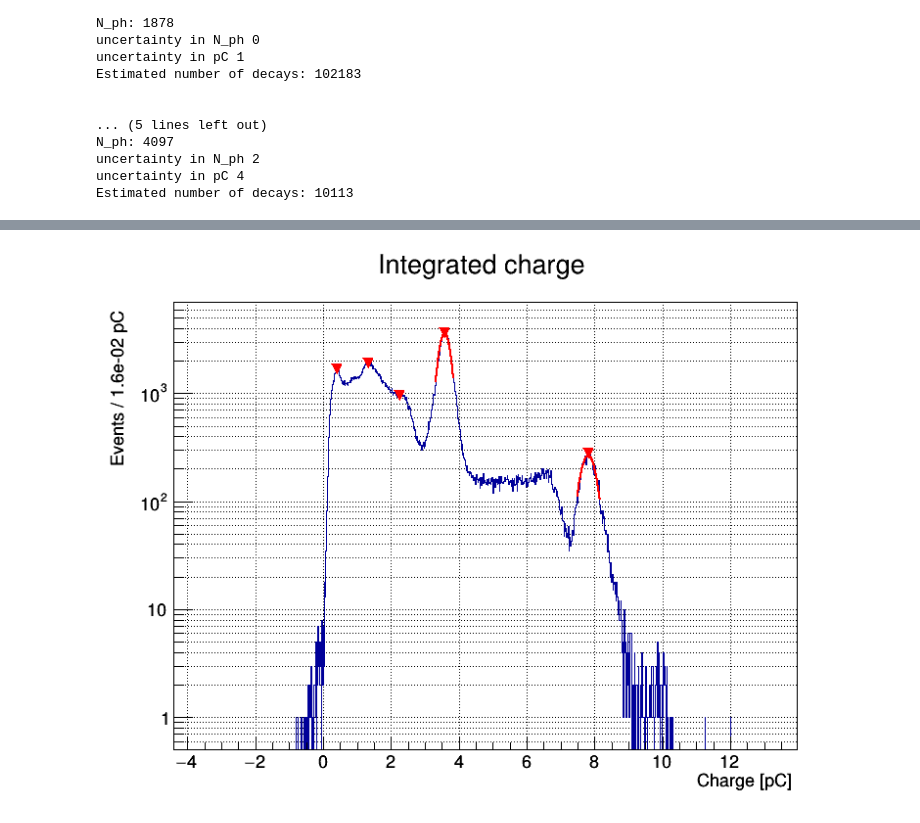
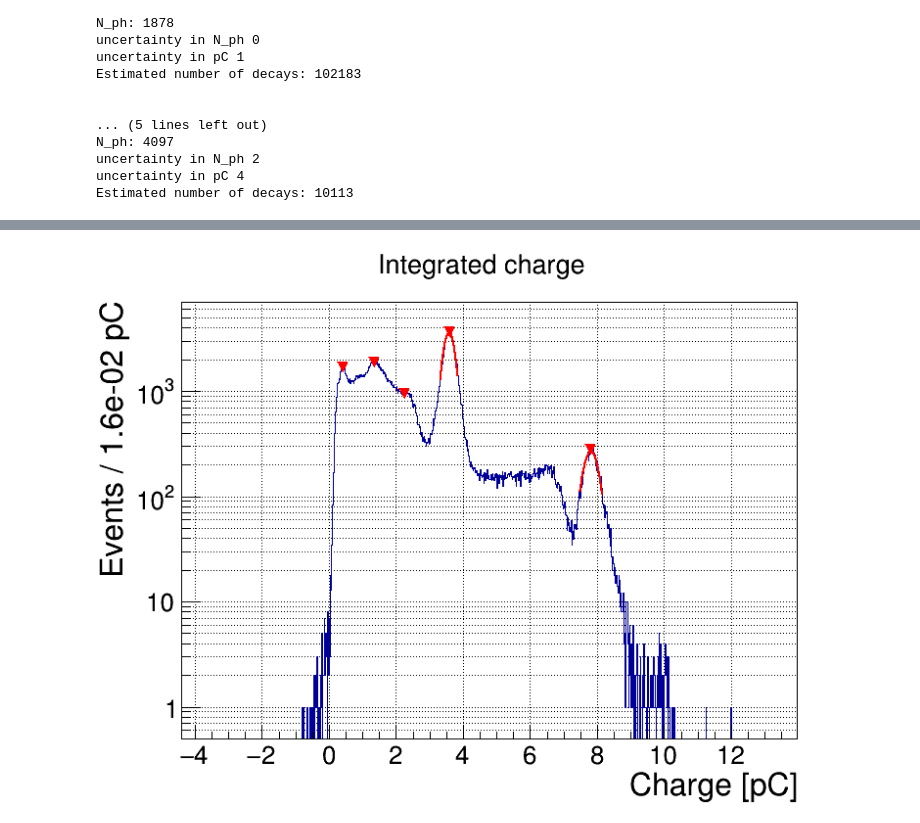
Before and after one commit to CMS-MTD/CPTLabMeasurement, a Jupyter notebook: ScopeHistoReader_NPE_Na22_Meas.ipynb, the cells around one changed output, grey strips where cells are left out. Drawn from its saved outputs; the diff is of its cells as text; code cells hidden in the pictures.

```diff
--- a/ScopeHistoReader_NPE_Na22_Meas.ipynb
+++ b/ScopeHistoReader_NPE_Na22_Meas.ipynb
@@ -148,9 +148,25 @@ Estimated number of decays: 10113
 c = rt.TCanvas('c_spectrum', 'c_spectrum', 800, 600)
 #rt.gStyle.SetOptFit(000002200)
 rt.gStyle.SetOptFit(000002200)
+# rt.gStyle.SetTitleSize(0.8)
+
+
+
 h.SetStats(0)
 h.SetTitle('Integrated charge')
 h.GetXaxis().SetRangeUser(-20,60)
+h.GetXaxis().SetTitleSize(0.06)
+h.GetXaxis().SetTitleOffset(0.9)
+h.GetXaxis().SetLabelSize(0.05)
+
+h.GetYaxis().SetTitleSize(0.06)
+h.GetYaxis().SetTitleOffset(0.9)
+h.GetYaxis().SetLabelSize(0.05)
+
+c.SetLeftMargin(0.11)
+c.SetBottomMargin(0.12)
+
+
 h.DrawCopy()
 c.SetLogy()
 c.SetGrid()
@@ -160 +177 @@ donotdelete.append(c)
-[figure, old version]
+[figure, new version]
```
Also changed, not shown: parts of 1 cell of this notebook, 1 other file.
